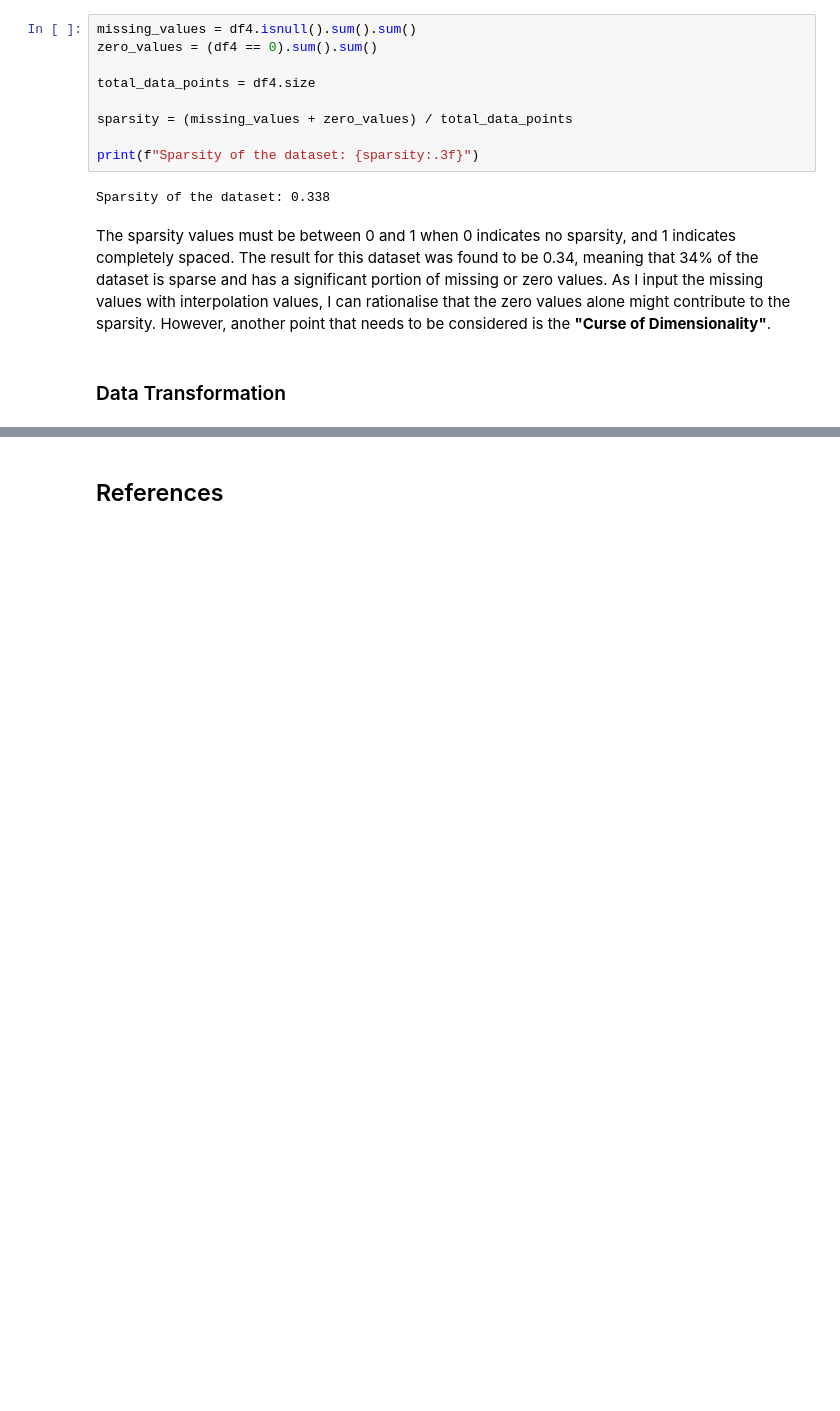
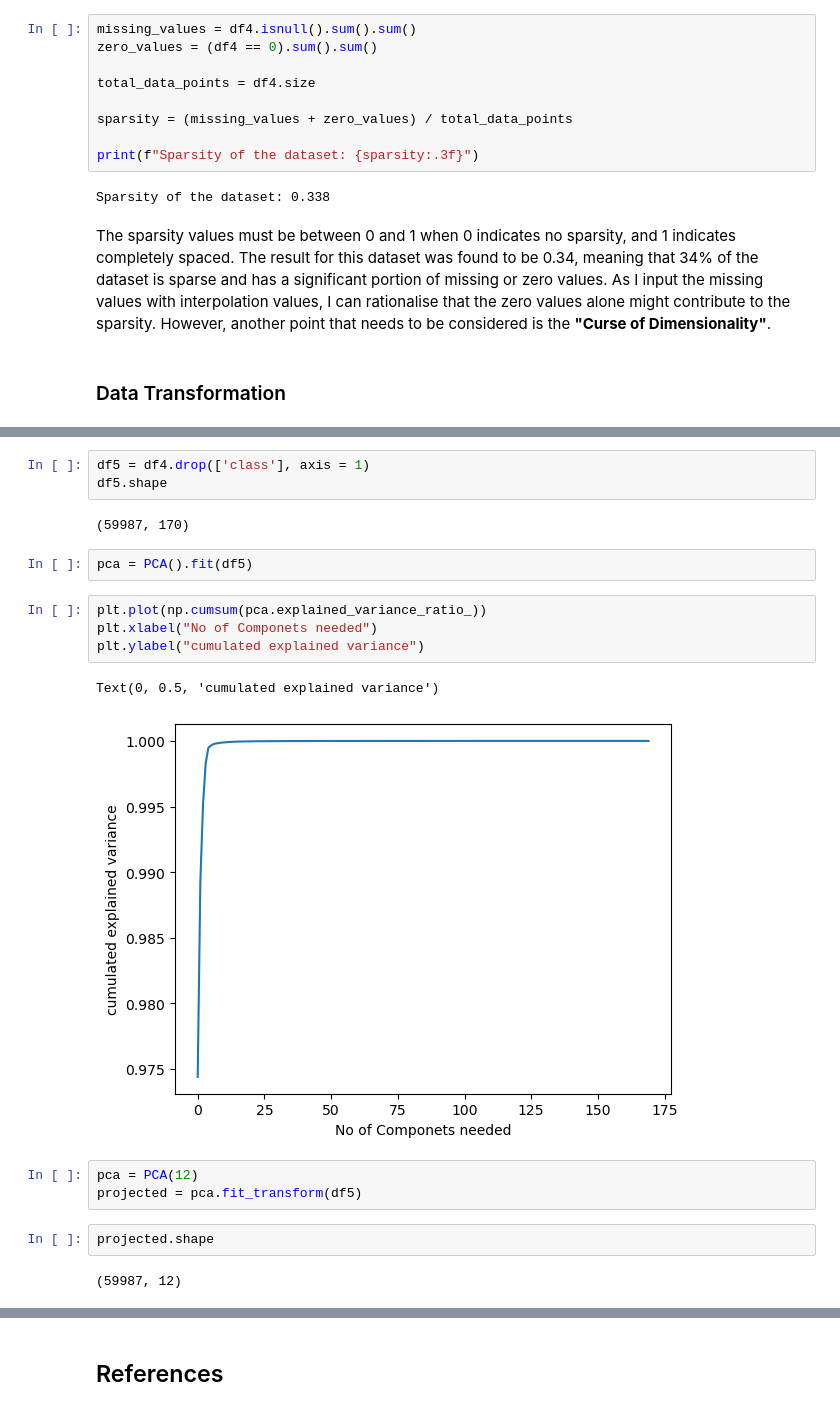
Before and after one commit to DanielaBarreto2023278/CA1_DataPrep_HDip, a Jupyter notebook: DanielaMarianoBarreto_DPrepHDip_CA1.ipynb, the cells around one changed output, grey strips where cells are left out. Drawn from its saved outputs; the diff is of its cells as text; blank space fills up the shorter version.

```diff
--- a/DanielaMarianoBarreto_DPrepHDip_CA1.ipynb
+++ b/DanielaMarianoBarreto_DPrepHDip_CA1.ipynb
@@ -384,0 +397,21 @@ The sparsity values must be between 0 and 1 when 0 indicates no sparsity, and 1
+# %%
+df5 = df4.drop(['class'], axis = 1)
+df5.shape
+# %% [output]
+(59987, 170)
+# %%
+pca = PCA().fit(df5)
+# %%
+plt.plot(np.cumsum(pca.explained_variance_ratio_))
+plt.xlabel("No of Componets needed")
+plt.ylabel("cumulated explained variance")
+# %% [output]
+Text(0, 0.5, 'cumulated explained variance')
+[figure, added]
+# %%
+pca = PCA(12)
+projected = pca.fit_transform(df5)
+# %%
+projected.shape
+# %% [output]
+(59987, 12)
```
Also changed, not shown: parts of 11 cells of this notebook.
